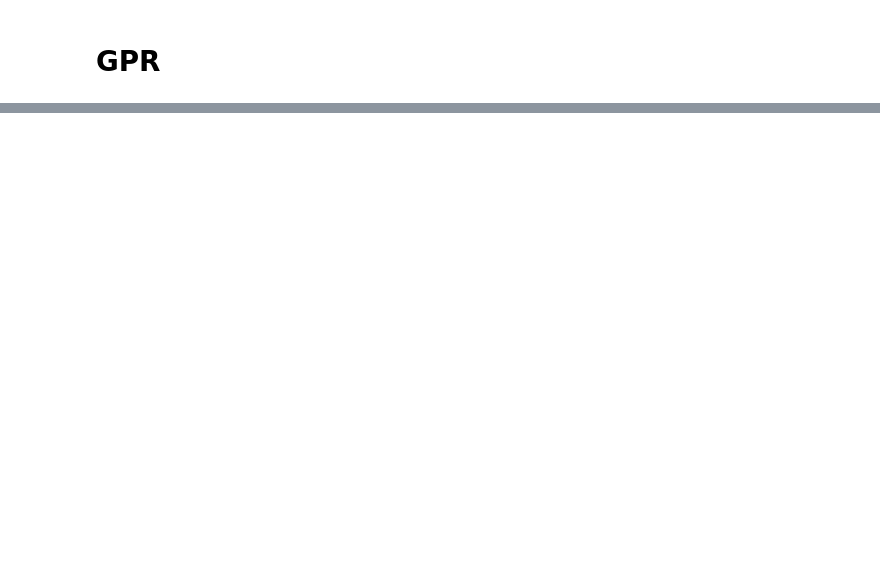
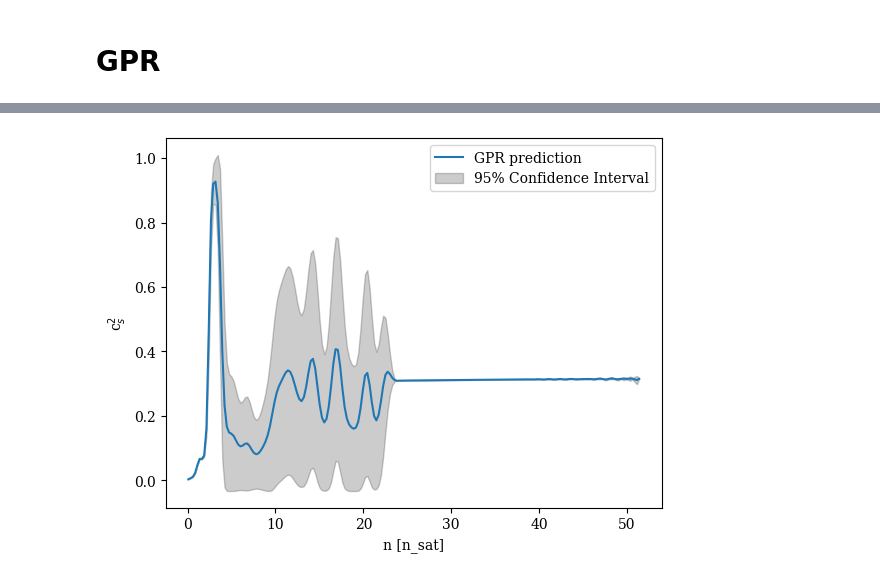
Before and after one commit to codinginrevolt/master_thesis, a Jupyter notebook: ceft+pqcd.ipynb, the cells around one changed output, grey strips where cells are left out. Drawn from its saved outputs; the diff is of its cells as text; code cells hidden in the pictures; blank space fills up the shorter version.

```diff
--- a/ceft+pqcd.ipynb
+++ b/ceft+pqcd.ipynb
@@ -142,0 +192,17 @@ plt.show()
+# %%
+def cs2_uncertainty(phi, sig_phi):
+    phi = phi.flatten()
+    sig_cs2 = np.abs(np.exp(-phi)/((np.exp(-phi)+1)**2)) * sig_phi
+    return sig_cs2
+# %%
+sig_cs2 = cs2_uncertainty(phi_test, sig)
+# %%
+plt.plot(x_test, eos_prop_results['cs2'], label='GPR prediction')
+plt.fill_between(x_test, eos_prop_results['cs2'] - 1.96 * sig_cs2, eos_prop_results['cs2'] + 1.96 * sig_cs2, alpha=0.2, color='k', label='95% Confidence Interval')
+plt.xlabel('n [n_sat]')
+plt.ylabel(r'c$_s^2$')
+plt.legend()
+
+plt.show()
+# %% [output]
+[figure, added]
```
Also changed, not shown: parts of 21 cells of this notebook, 1 other file.
